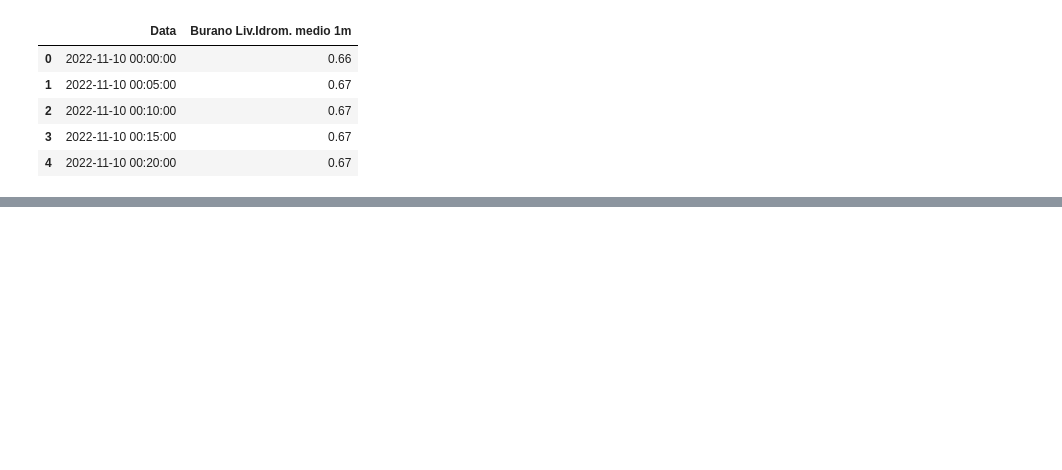
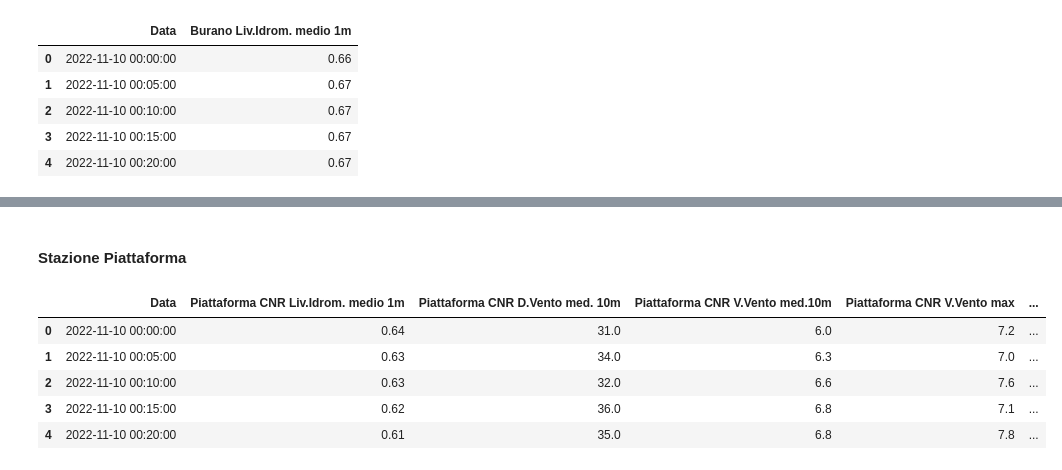
Before and after one commit to cyrilmichino/venice-meteo-analysis, a Jupyter notebook: notebook.ipynb, the cells around one changed output, grey strips where cells are left out. Cells and saved outputs as stored; diff of their text form; code cells hidden in the pictures; blank space fills up the shorter version.

```diff
--- a/notebook.ipynb
+++ b/notebook.ipynb
@@ -100,0 +261,12 @@ burano_station.head()
+# %% [markdown]
+#### Stazione Piattaforma
+# %%
+piattaforma_station = pd.read_csv('Stazione_Piattaforma.csv', delimiter=';')
+piattaforma_station.head()
+# %% [output]
+|  | Data | Piattaforma CNR Liv.Idrom. medio 1m | Piattaforma CNR D.Vento med. 10m | Piattaforma CNR V.Vento med.10m | Piattaforma CNR V.Vento max | ... |
+| 0 | 2022-11-10 00:00:00 | 0.64 | 31.0 | 6.0 | 7.2 | ... |
+| 1 | 2022-11-10 00:05:00 | 0.63 | 34.0 | 6.3 | 7.0 | ... |
+| 2 | 2022-11-10 00:10:00 | 0.63 | 32.0 | 6.6 | 7.6 | ... |
+| 3 | 2022-11-10 00:15:00 | 0.62 | 36.0 | 6.8 | 7.1 | ... |
+| 4 | 2022-11-10 00:20:00 | 0.61 | 35.0 | 6.8 | 7.8 | ... |
```
Also changed, not shown: parts of 33 cells of this notebook.
